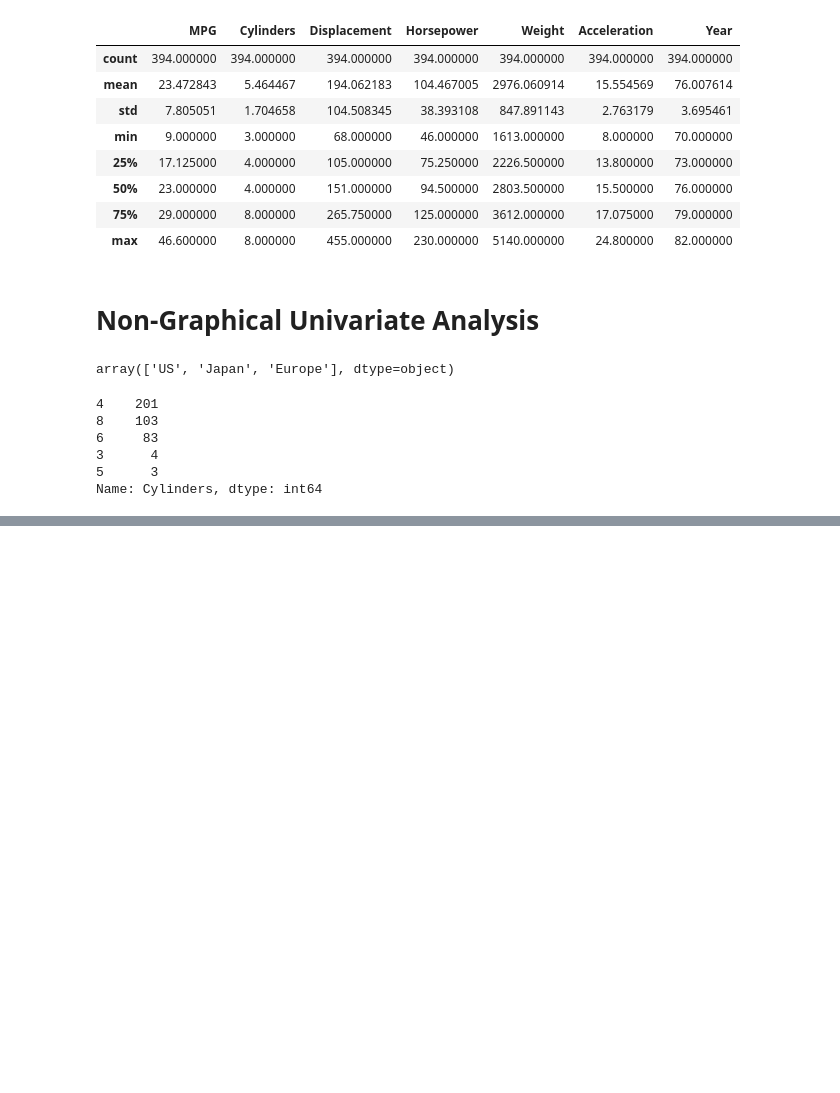
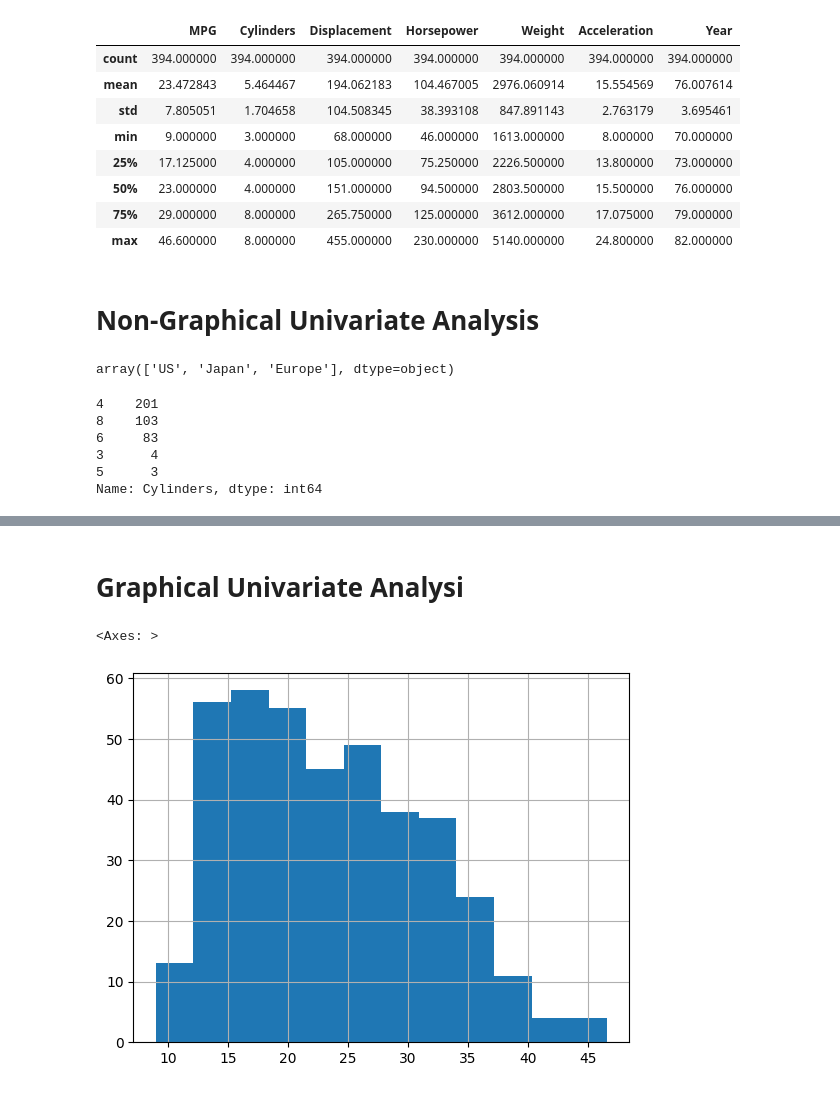
Before and after one commit to weirdrazak/Car-Prediction-Using-Linear-Regression-, a Jupyter notebook: Car_Prediction_Using_Linear_Regression.ipynb, the cells around one changed output, grey strips where cells are left out. Saved outputs shown, nothing was run; the diff lists cells and outputs as text; code cells hidden in the pictures; blank space fills up the shorter version.

```diff
--- a/Car_Prediction_Using_Linear_Regression.ipynb
+++ b/Car_Prediction_Using_Linear_Regression.ipynb
@@ -151,0 +165,7 @@ Name: Cylinders, dtype: int64
+# %% [markdown]
+# Graphical Univariate Analysi
+# %%
+data['MPG'].hist(bins=12)
+# %% [output]
+<Axes: >
+[figure, added]
```
Also changed, not shown: parts of 58 cells of this notebook.
